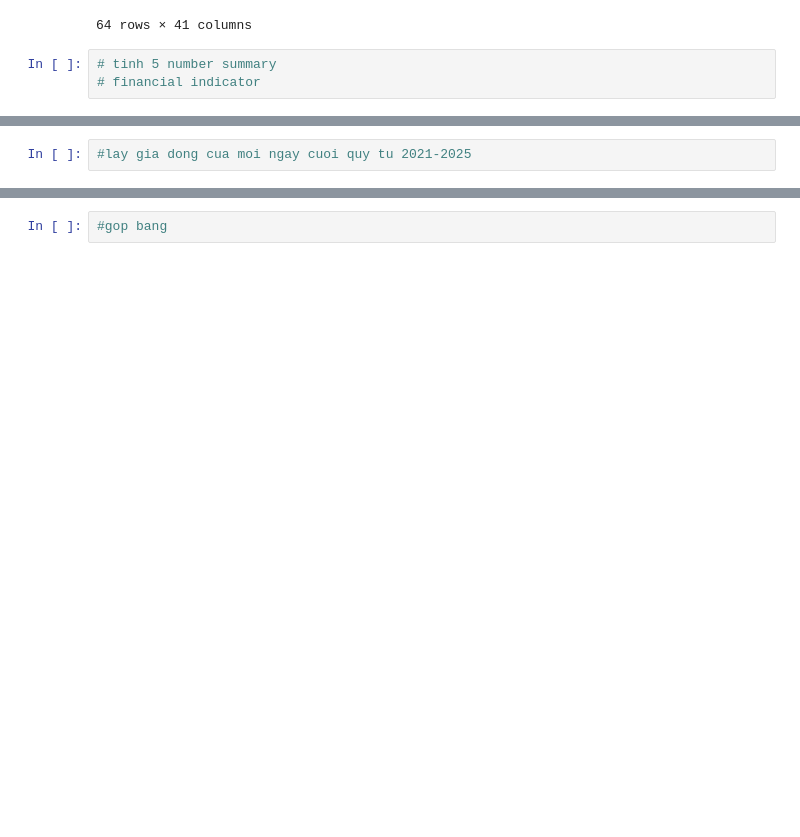
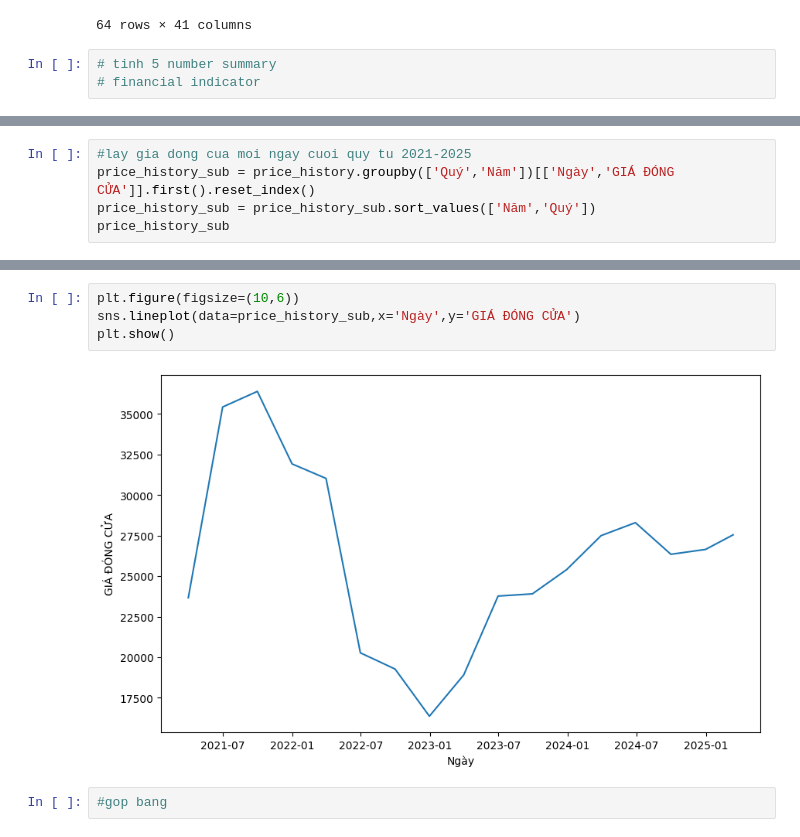
Before and after one commit to diepdangban/Datamining, a Jupyter notebook: Data_understanding.ipynb, the cells around one changed output, grey strips where cells are left out. Drawn from its saved outputs; the diff is of its cells as text; blank space fills up the shorter version.

```diff
--- a/Data_understanding.ipynb
+++ b/Data_understanding.ipynb
@@ -87,2 +95,5 @@ price_history
 # %%
 #lay gia dong cua moi ngay cuoi quy tu 2021-2025
+price_history_sub = price_history.groupby(['Quý','Năm'])[['Ngày','GIÁ ĐÓNG CỬA']].first().reset_index()
+price_history_sub = price_history_sub.sort_values(['Năm','Quý'])
+price_history_sub
@@ -89,2 +119,8 @@ price_history
+# %%
+plt.figure(figsize=(10,6))
+sns.lineplot(data=price_history_sub,x='Ngày',y='GIÁ ĐÓNG CỬA')
+plt.show()
+# %% [output]
+[figure, added]
 # %%
 #gop bang
```
Also changed, not shown: parts of 12 cells of this notebook.
